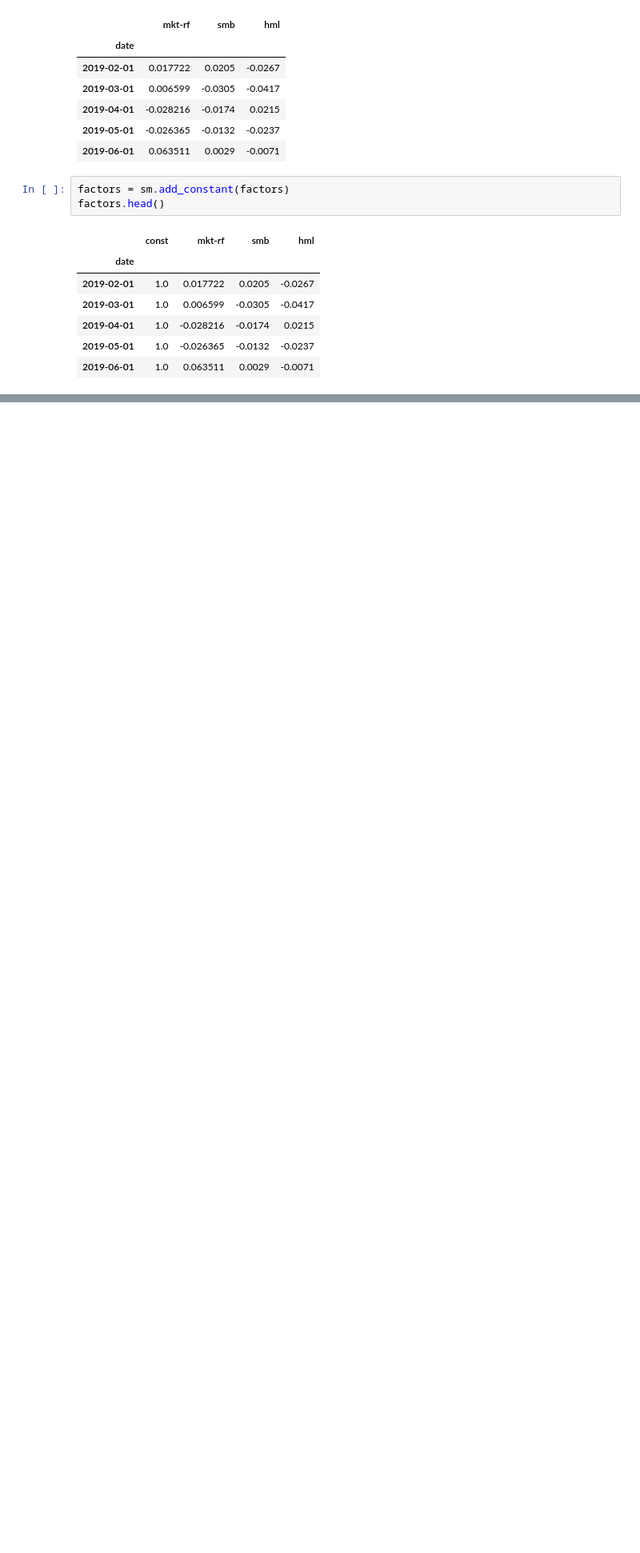
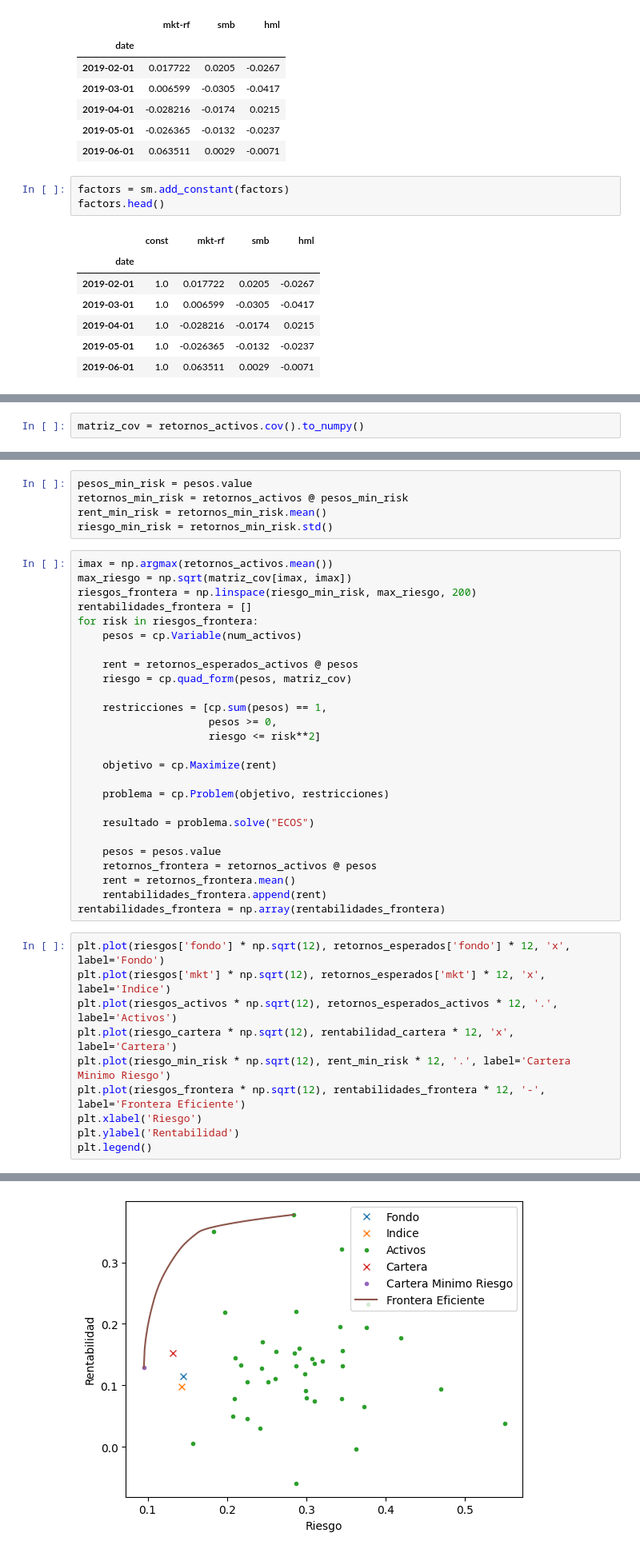
Before and after one commit to diegoo7am/microcredencial-carteras-python-2023_fork, a Jupyter notebook: Practicas/Practica2/Practica2.ipynb, the cells around one changed output, grey strips where cells are left out. Shown at 80% size. Drawn from its saved outputs; the diff is of its cells as text; blank space fills up the shorter version.

```diff
--- a/Practicas/Practica2/Practica2.ipynb
+++ b/Practicas/Practica2/Practica2.ipynb
@@ -319,0 +517,2 @@ Notes:
+# %%
+matriz_cov = retornos_activos.cov().to_numpy()
@@ -319,0 +533,42 @@ Notes:
+# %%
+pesos_min_risk = pesos.value
+retornos_min_risk = retornos_activos @ pesos_min_risk
+rent_min_risk = retornos_min_risk.mean()
+riesgo_min_risk = retornos_min_risk.std()
+# %%
+imax = np.argmax(retornos_activos.mean())
+max_riesgo = np.sqrt(matriz_cov[imax, imax])
+riesgos_frontera = np.linspace(riesgo_min_risk, max_riesgo, 200)
+rentabilidades_frontera = []
+for risk in riesgos_frontera:
+    pesos = cp.Variable(num_activos)
+
+    rent = retornos_esperados_activos @ pesos
+    riesgo = cp.quad_form(pesos, matriz_cov)
+
+    restricciones = [cp.sum(pesos) == 1,
+                     pesos >= 0,
+                     riesgo <= risk**2]
+
+    objetivo = cp.Maximize(rent)
+
+    problema = cp.Problem(objetivo, restricciones)
+
+    resultado = problema.solve("ECOS")
+
+    pesos = pesos.value
+    retornos_frontera = retornos_activos @ pesos
+    rent = retornos_frontera.mean()
+    rentabilidades_frontera.append(rent)
+rentabilidades_frontera = np.array(rentabilidades_frontera)
+# %%
+plt.plot(riesgos['fondo'] * np.sqrt(12), retornos_esperados['fondo'] * 12, 'x', label='Fondo')
+plt.plot(riesgos['mkt'] * np.sqrt(12), retornos_esperados['mkt'] * 12, 'x', label='Indice')
+plt.plot(riesgos_activos * np.sqrt(12), retornos_esperados_activos * 12, '.', label='Activos')
+plt.plot(riesgo_cartera * np.sqrt(12), rentabilidad_cartera * 12, 'x', label='Cartera')
+plt.plot(riesgo_min_risk * np.sqrt(12), rent_min_risk * 12, '.', label='Cartera Minimo Riesgo')
+plt.plot(riesgos_frontera * np.sqrt(12), rentabilidades_frontera * 12, '-', label='Frontera Eficiente')
+plt.xlabel('Riesgo')
+plt.ylabel('Rentabilidad')
+plt.legend()
+# %% [output]
@@ -319,0 +576 @@ Notes:
+[figure, added]
```
Also changed, not shown: parts of 32 cells of this notebook, 1 other file.
